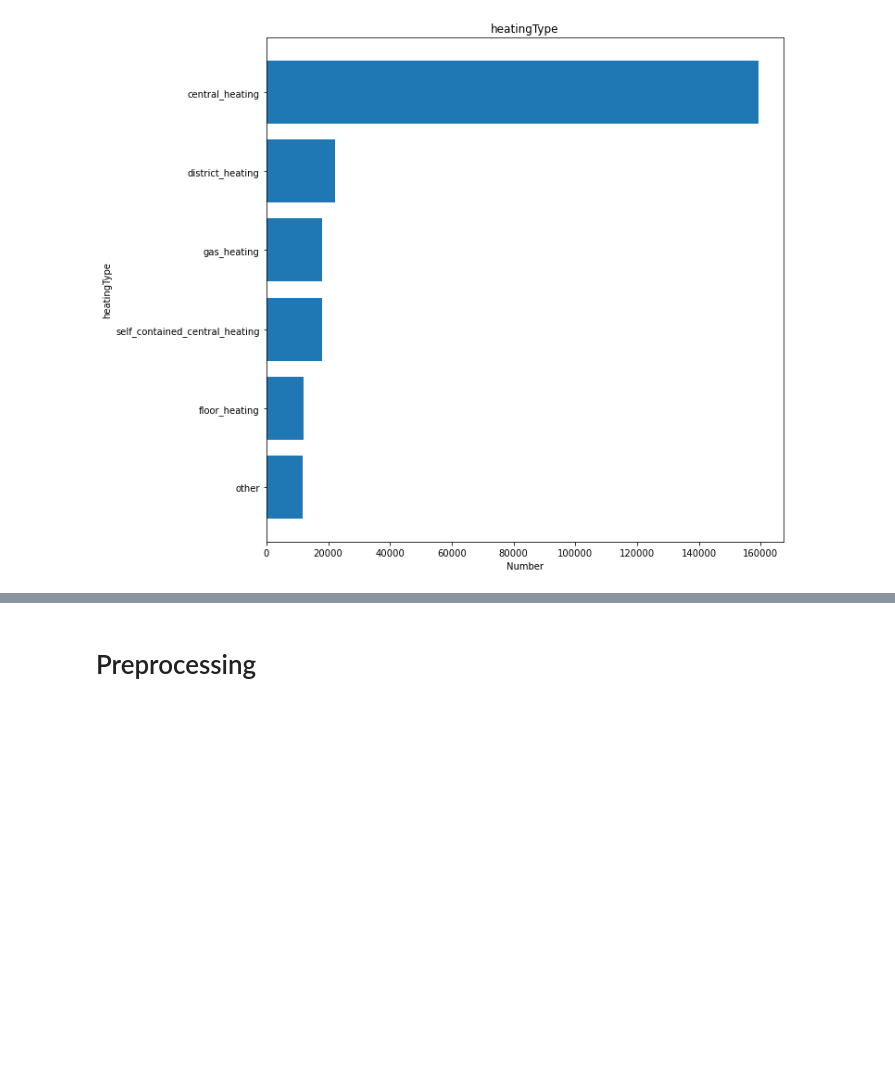
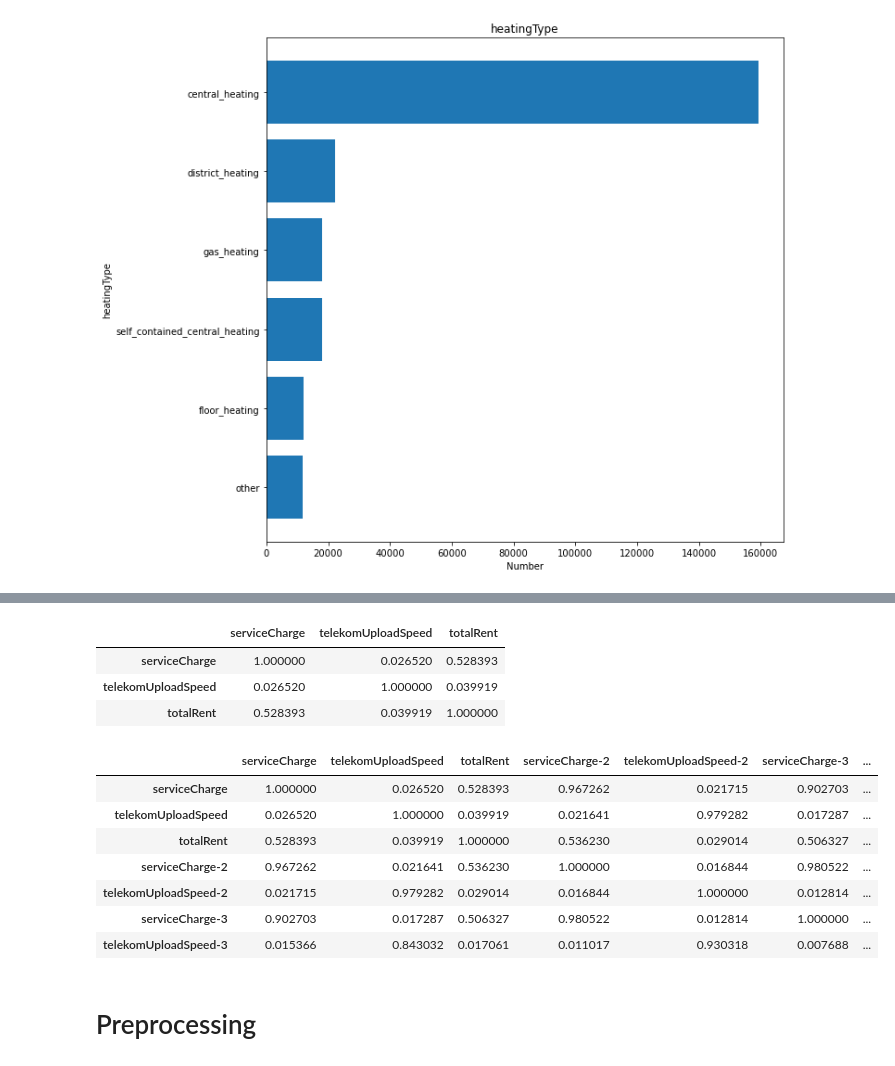
Before and after one commit to alisharifi2000/CS-SBU-eDataMining-MSc-2022, a Jupyter notebook: submits/400422088/project2/aparteman_germany/aparteman_germanyaparteman_germany.ipynb, the cells around one changed output, grey strips where cells are left out. Saved outputs shown, nothing was run; the diff lists cells and outputs as text; code cells hidden in the pictures; blank space fills up the shorter version.

```diff
--- a/submits/400422088/project2/aparteman_germany/aparteman_germanyaparteman_germany.ipynb
+++ b/submits/400422088/project2/aparteman_germany/aparteman_germanyaparteman_germany.ipynb
@@ -197,0 +206,25 @@ plt.show()
+# %%
+df.corr()
+# %% [output]
+|  | serviceCharge | telekomUploadSpeed | totalRent |
+| serviceCharge | 1.000000 | 0.026520 | 0.528393 |
+| telekomUploadSpeed | 0.026520 | 1.000000 | 0.039919 |
+| totalRent | 0.528393 | 0.039919 | 1.000000 |
+# %%
+df_copy = df.copy()
+# %%
+df_copy['serviceCharge-2'] = df.serviceCharge ** 2
+df_copy['telekomUploadSpeed-2'] = df.telekomUploadSpeed ** 2
+df_copy['serviceCharge-3'] = df.serviceCharge ** 3
+df_copy['telekomUploadSpeed-3'] = df.telekomUploadSpeed ** 3
+# %%
+df_copy.corr()
+# %% [output]
+|  | serviceCharge | telekomUploadSpeed | totalRent | serviceCharge-2 | telekomUploadSpeed-2 | serviceCharge-3 | ... |
+| serviceCharge | 1.000000 | 0.026520 | 0.528393 | 0.967262 | 0.021715 | 0.902703 | ... |
+| telekomUploadSpeed | 0.026520 | 1.000000 | 0.039919 | 0.021641 | 0.979282 | 0.017287 | ... |
+| totalRent | 0.528393 | 0.039919 | 1.000000 | 0.536230 | 0.029014 | 0.506327 | ... |
+| serviceCharge-2 | 0.967262 | 0.021641 | 0.536230 | 1.000000 | 0.016844 | 0.980522 | ... |
+| telekomUploadSpeed-2 | 0.021715 | 0.979282 | 0.029014 | 0.016844 | 1.000000 | 0.012814 | ... |
+| serviceCharge-3 | 0.902703 | 0.017287 | 0.506327 | 0.980522 | 0.012814 | 1.000000 | ... |
+| telekomUploadSpeed-3 | 0.015366 | 0.843032 | 0.017061 | 0.011017 | 0.930318 | 0.007688 | ... |
```
Also changed, not shown: parts of 20 cells of this notebook, 2 other files.
